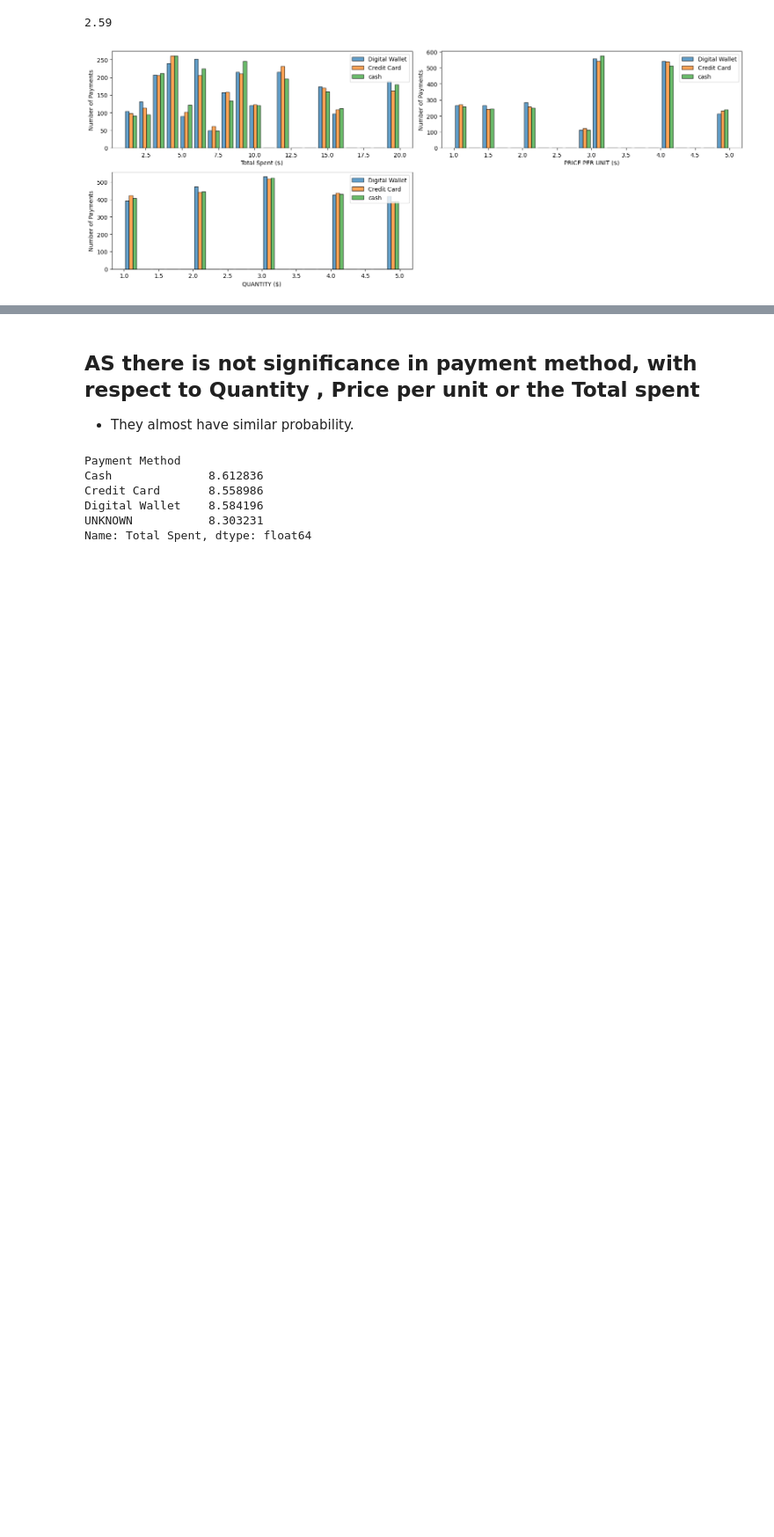
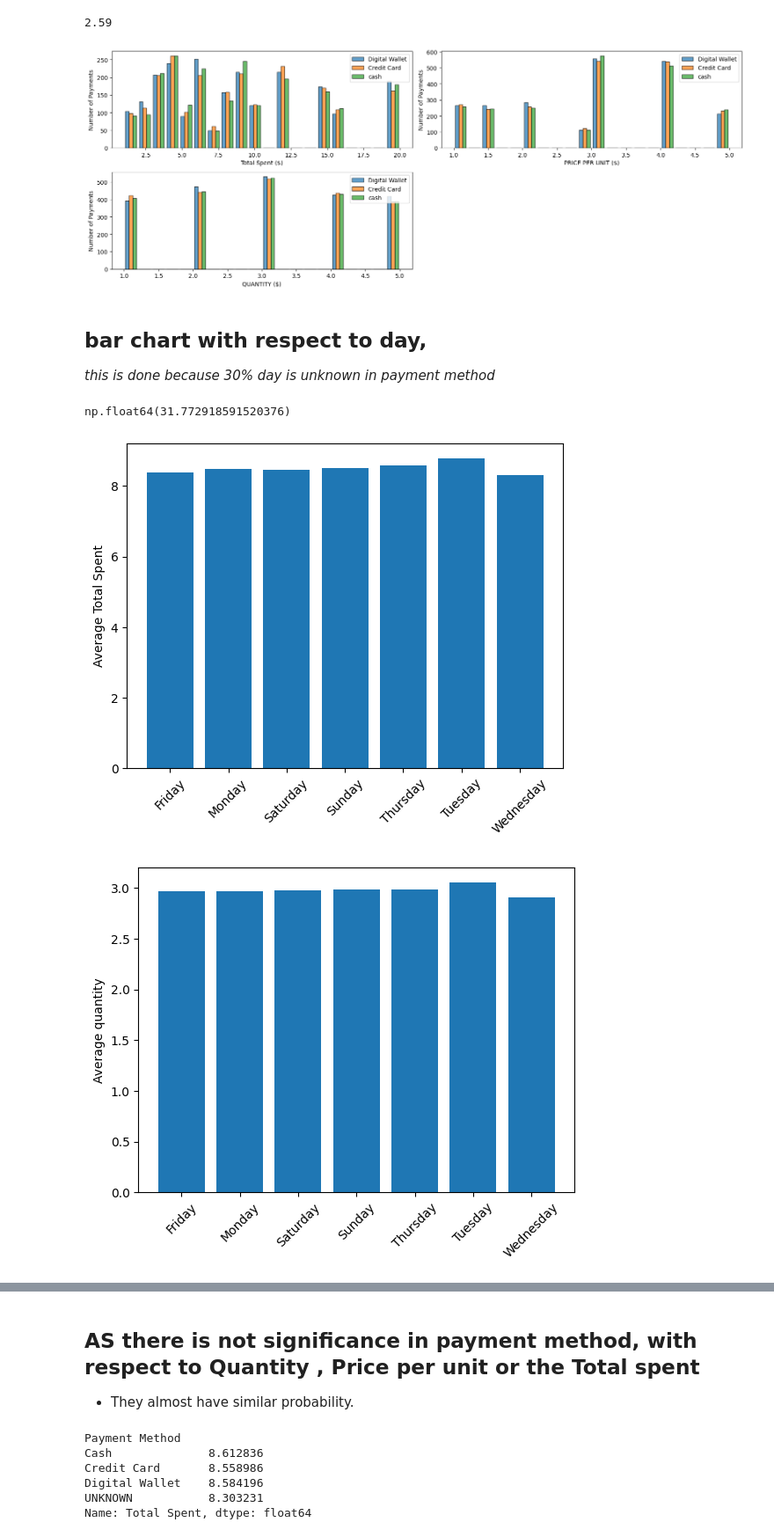
Before and after one commit to dewang002/EDA_Cafe, a Jupyter notebook: EDA_cafe_data.ipynb, the cells around one changed output, grey strips where cells are left out. Shown at 88% size. Saved outputs shown, nothing was run; the diff lists cells and outputs as text; code cells hidden in the pictures; blank space fills up the shorter version.

```diff
--- a/EDA_cafe_data.ipynb
+++ b/EDA_cafe_data.ipynb
@@ -221,3 +233,35 @@ plt.tight_layout()
 plt.show()
 # %% [output]
 [figure]
+# %% [markdown]
+## bar chart with respect to day,
+*this is done because 30% day is unknown in payment method*
+# %%
+unknown = df[df['Payment Method'] == 'UNKNOWN']
+unknown.value_counts().sum() / len(df) * 100
+# %% [output]
+np.float64(31.772918591520376)
+# %%
+dayspent = df.groupby('Day_of_Week')['Total Spent'].mean()
+
+plt.bar(dayspent.index, dayspent.values)
+plt.xticks(rotation=45)
+plt.ylabel('Average Total Spent')
+plt.show()
+
+qualityspent = df.groupby('Day_of_Week')['Quantity'].mean()
+
+plt.bar(qualityspent.index, qualityspent.values)
+plt.xticks(rotation=45)
+plt.ylabel('Average quantity')
+plt.show()
+
+perunitspent = df.groupby('Day_of_Week')['Price Per Unit'].mean()
+
+plt.bar(perunitspent.index, perunitspent.values)
+plt.xticks(rotation=45)
+plt.ylabel('Average per unit')
+plt.show()
+# %% [output]
+[figure, added]
+[figure, added]
```
Also changed, not shown: parts of 10 cells of this notebook.
